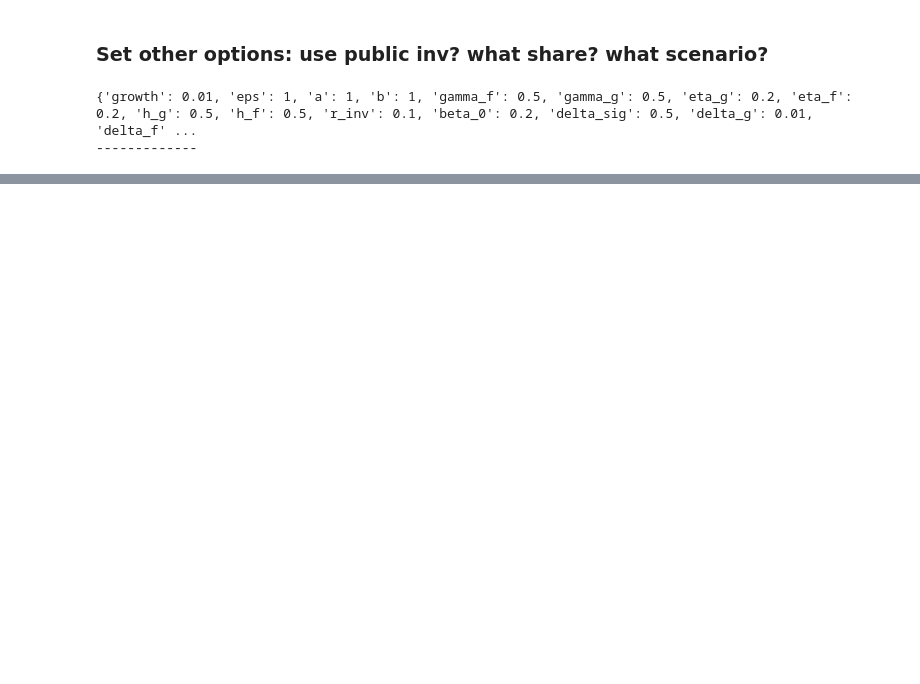
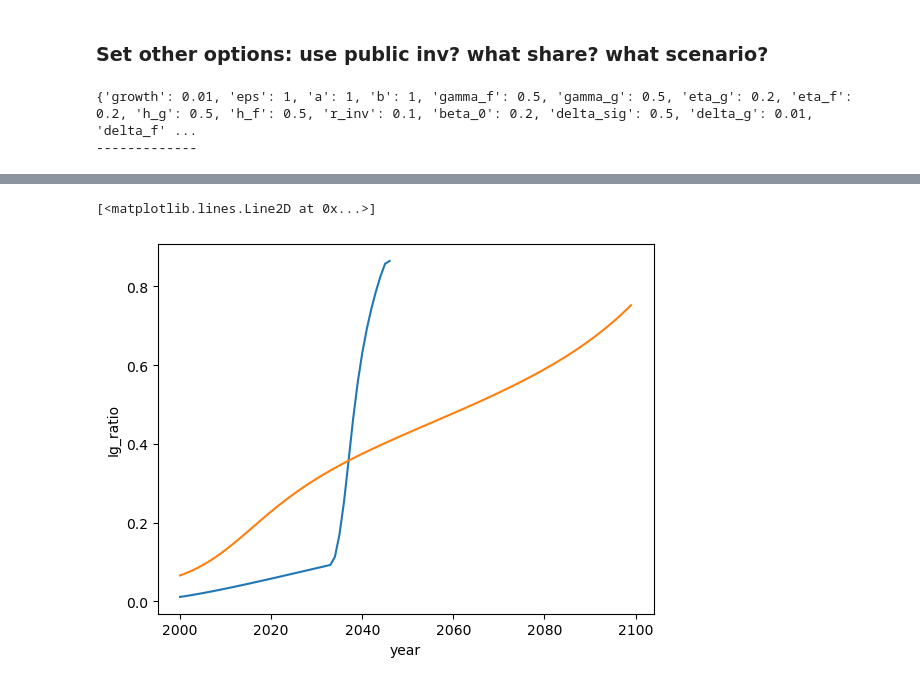
Before and after one commit to fedef17/Spectre, a Jupyter notebook: new_fit.ipynb, the cells around one changed output, grey strips where cells are left out. Drawn from its saved outputs; the diff is of its cells as text; code cells hidden in the pictures; blank space fills up the shorter version.

```diff
--- a/new_fit.ipynb
+++ b/new_fit.ipynb
@@ -64,0 +217,6 @@ result = dual_annealing(lef.cost_function, bounds = bounds, args = (parnames, pa
+# %%
+resu_de.Ig_ratio.plot()
+resu_best.Ig_ratio.plot()
+# %% [output]
+[<matplotlib.lines.Line2D at 0x...>]
+[figure, added]
```
Also changed, not shown: parts of 86 cells of this notebook, 1 other file.
